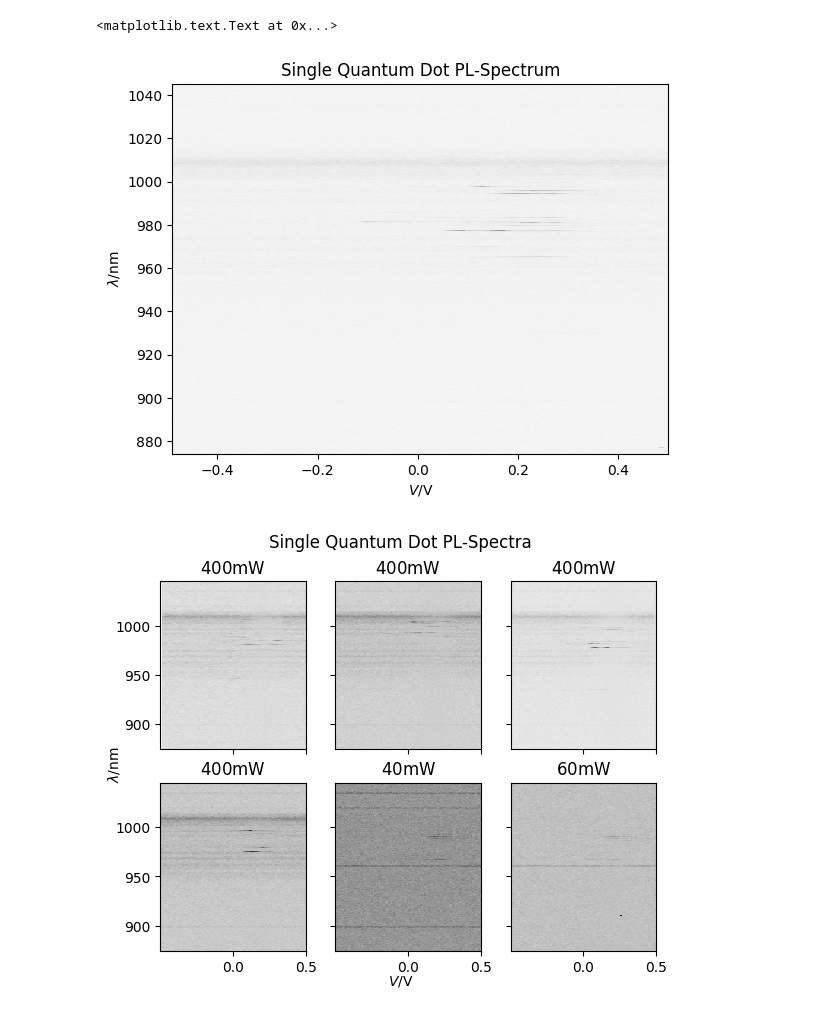
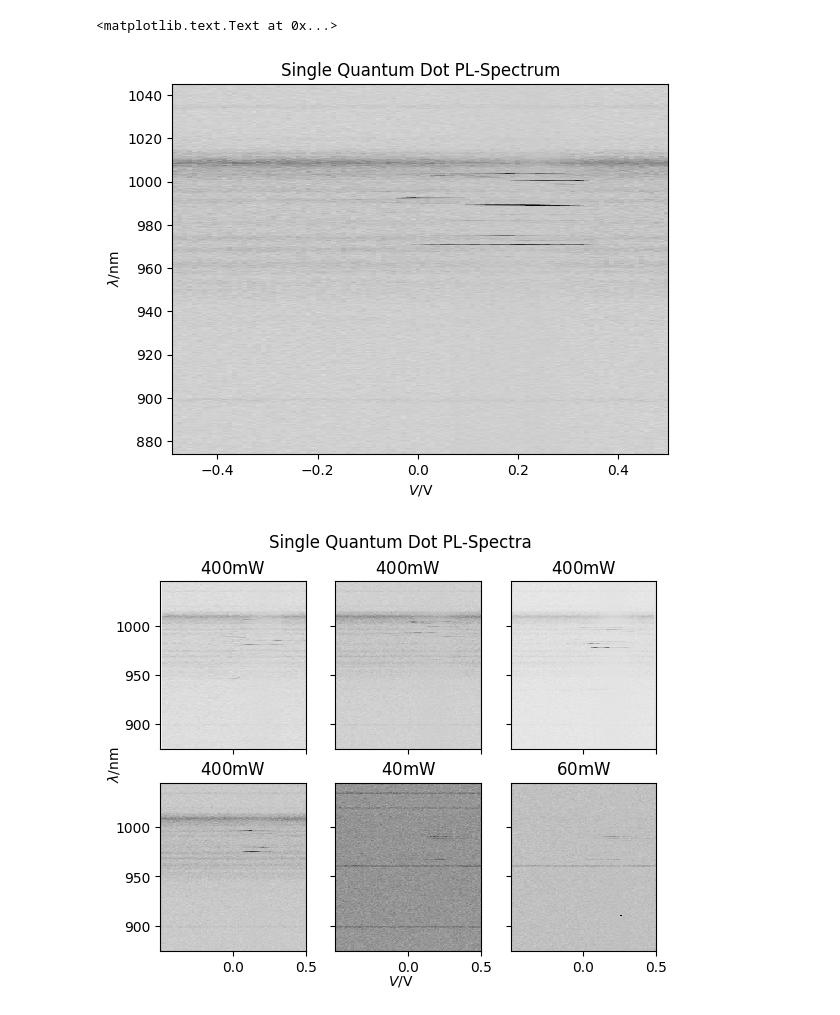
Before and after one commit to tdiggelm/eth_asl_qd_spectroscopy, a Jupyter notebook: pl_spectrum.ipynb, the cells around one changed output. Drawn from its saved outputs; the diff is of its cells as text; code cells hidden in the pictures.

```diff
--- a/pl_spectrum.ipynb
+++ b/pl_spectrum.ipynb
@@ -8,41 +8,42 @@ plt.style.use('default')
 # %%
 #data = np.loadtxt("data/40nw/qd1-m0.5-0.5-0.01(2s).txt")
 #data = np.loadtxt("data/60nw/qd1-m0.5-0.5-0.01(3s).txt")
-data = np.loadtxt("data/400nW/qd4-m0.5-0.5-0.01.txt")
-#data = np.loadtxt("data/400nW/qd5-m0.5-0.5-0.01.txt")
+#data = np.loadtxt("data/400nW/qd4-m0.5-0.5-0.01.txt")
+data = np.loadtxt("data/400nW/qd3-m0.5-0.5-0.01.txt")
 
 # the voltages (x-axis)
 vs = -0.5
 ve = 0.5
 dv = 0.01
 x = np.arange(vs, ve+dv, dv)
 
 # the wavelengths (y-axis)
 N = data.shape[0]/x.shape[0]
 y = data[:N,0]
 
 # the intensities for (x, y)
 z = data[0:,1].reshape(x.shape[0], -1).T
 
 # chop first column
 z = z[:, 1:]
 x = x[1:]
 
 # standardize
-#z = (z - np.mean(z, axis=0)) / np.std(z, axis=0)
+z = (z - np.mean(z, axis=0)) / np.std(z, axis=0)
 # min max scale
 #z = z - z.min(axis=0)
 #z = z / z.max(axis=0)
+#z = np.log(z)
 z = z.max() - z # invert
 
 plt.imshow(z, cmap='gray', interpolation="none",
            extent=[x.min(), x.max(), y.min(), y.max()], aspect='auto')
 plt.xlabel(r"$V/\mathrm{V}$")
 plt.ylabel(r"$\lambda/\mathrm{nm}$")
 plt.title(r"Single Quantum Dot PL-Spectrum")
 # %% [output]
 <matplotlib.text.Text at 0x...>
-[figure, old version]
+[figure, new version]
 # %%
 measurements = [
     # (filename, v_min, v_max, dv, power)
```
Also changed, not shown: parts of 1 cell of this notebook.
